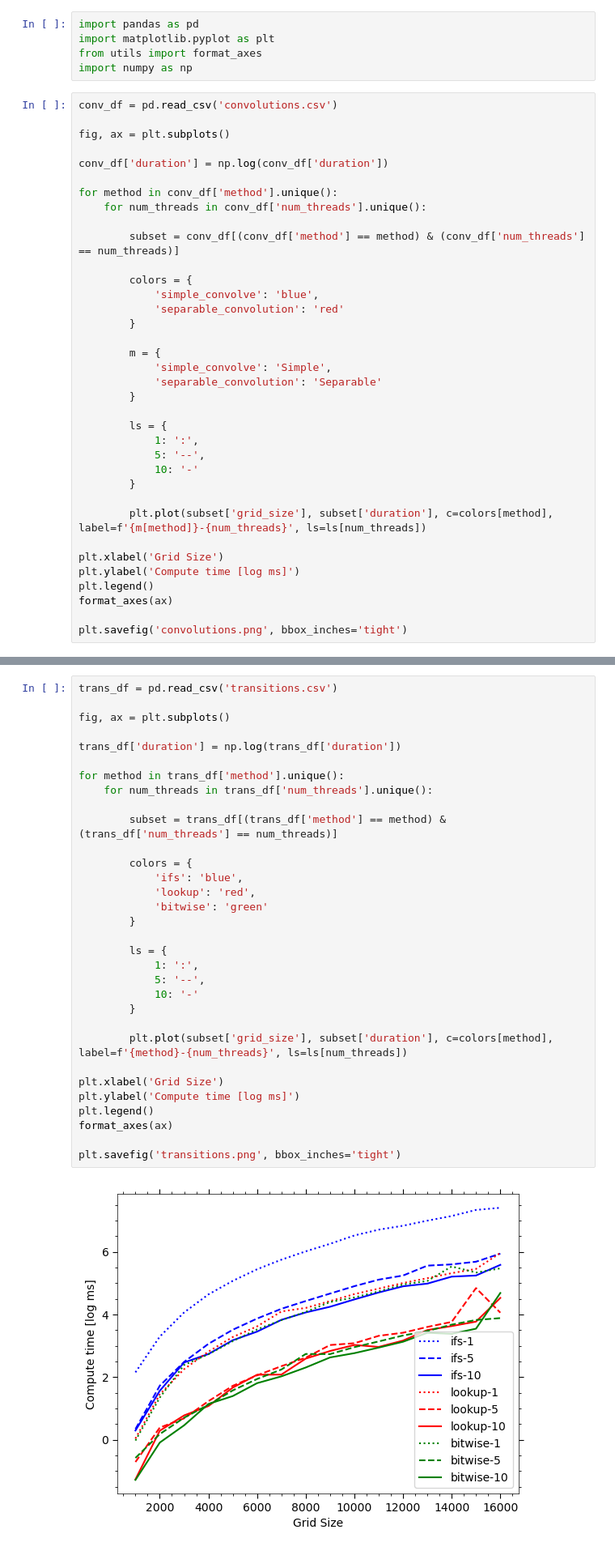
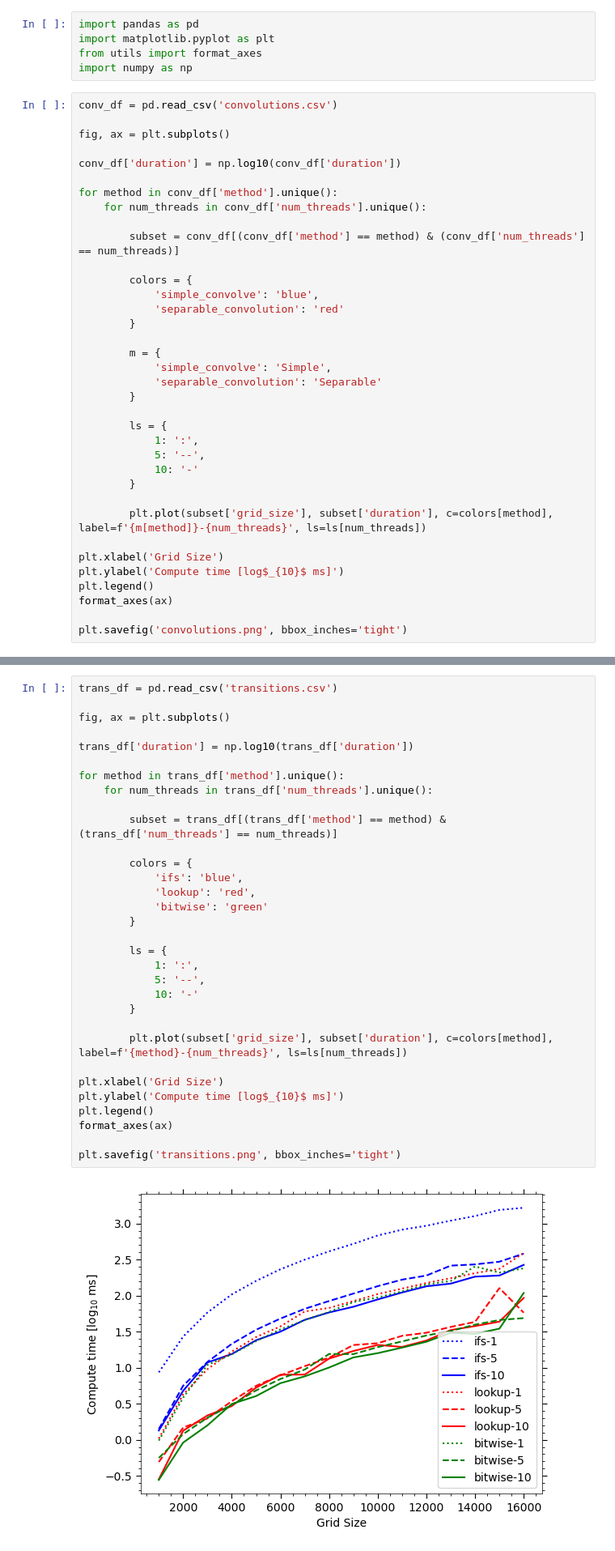
Before and after one commit to adnansiddiquei/conways_game_of_life, a Jupyter notebook: src/plotting/plots.ipynb, the cells around one changed output, grey strips where cells are left out. Shown: that part at 81% size. Drawn from its saved outputs; the diff is of its cells as text.

Commit message:
Changed graphing from log_{e} to log_{10}.

```diff
--- a/src/plotting/plots.ipynb
+++ b/src/plotting/plots.ipynb
@@ -8,7 +8,7 @@ conv_df = pd.read_csv('convolutions.csv')
 
 fig, ax = plt.subplots()
 
-conv_df['duration'] = np.log(conv_df['duration'])
+conv_df['duration'] = np.log10(conv_df['duration'])
 
 for method in conv_df['method'].unique():
     for num_threads in conv_df['num_threads'].unique():
@@ -34,7 +34,7 @@ for method in conv_df['method'].unique():
         plt.plot(subset['grid_size'], subset['duration'], c=colors[method], label=f'{m[method]}-{num_threads}', ls=ls[num_threads])
 
 plt.xlabel('Grid Size')
-plt.ylabel('Compute time [log ms]')
+plt.ylabel('Compute time [log$_{10}$ ms]')
 plt.legend()
 format_axes(ax)
 
@@ -45,33 +45,33 @@ plt.savefig('convolutions.png', bbox_inches='tight')
 trans_df = pd.read_csv('transitions.csv')
 
 fig, ax = plt.subplots()
 
-trans_df['duration'] = np.log(trans_df['duration'])
+trans_df['duration'] = np.log10(trans_df['duration'])
 
 for method in trans_df['method'].unique():
     for num_threads in trans_df['num_threads'].unique():
 
         subset = trans_df[(trans_df['method'] == method) & (trans_df['num_threads'] == num_threads)]
 
         colors = {
             'ifs': 'blue',
             'lookup': 'red',
             'bitwise': 'green'
         }
 
         ls = {
             1: ':',
             5: '--',
             10: '-'
         }
 
         plt.plot(subset['grid_size'], subset['duration'], c=colors[method], label=f'{method}-{num_threads}', ls=ls[num_threads])
 
 plt.xlabel('Grid Size')
-plt.ylabel('Compute time [log ms]')
+plt.ylabel('Compute time [log$_{10}$ ms]')
 plt.legend()
 format_axes(ax)
 
 plt.savefig('transitions.png', bbox_inches='tight')
 # %% [output]
-[figure, old version]
+[figure, new version]
```
Also changed, not shown: parts of 1 cell of this notebook.
